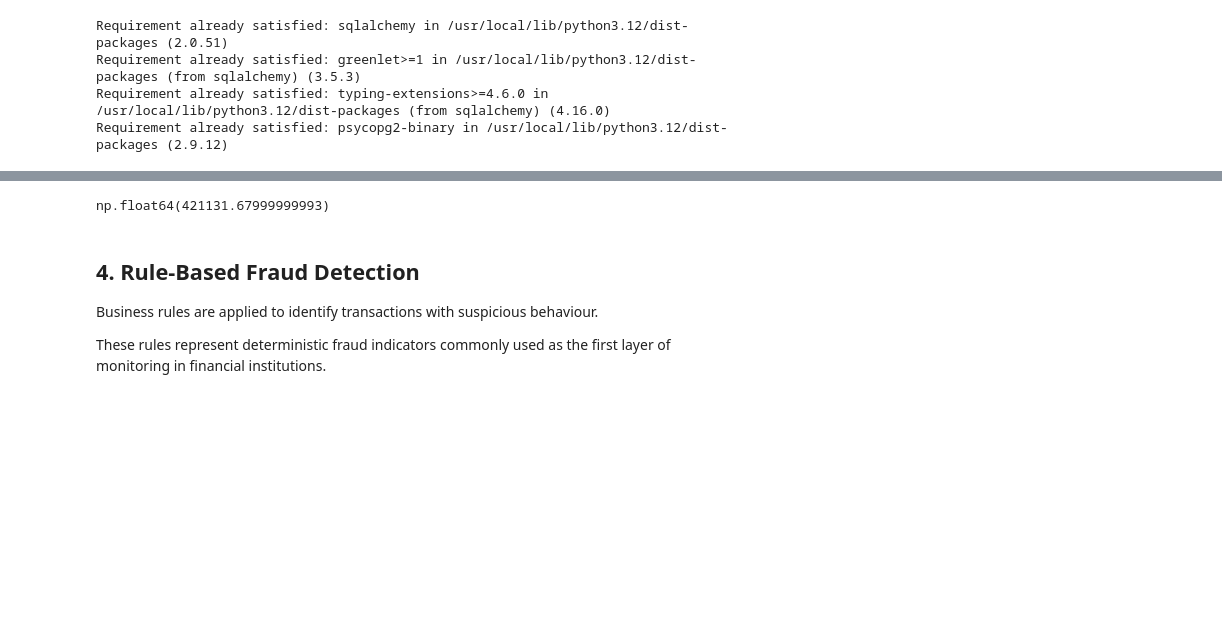
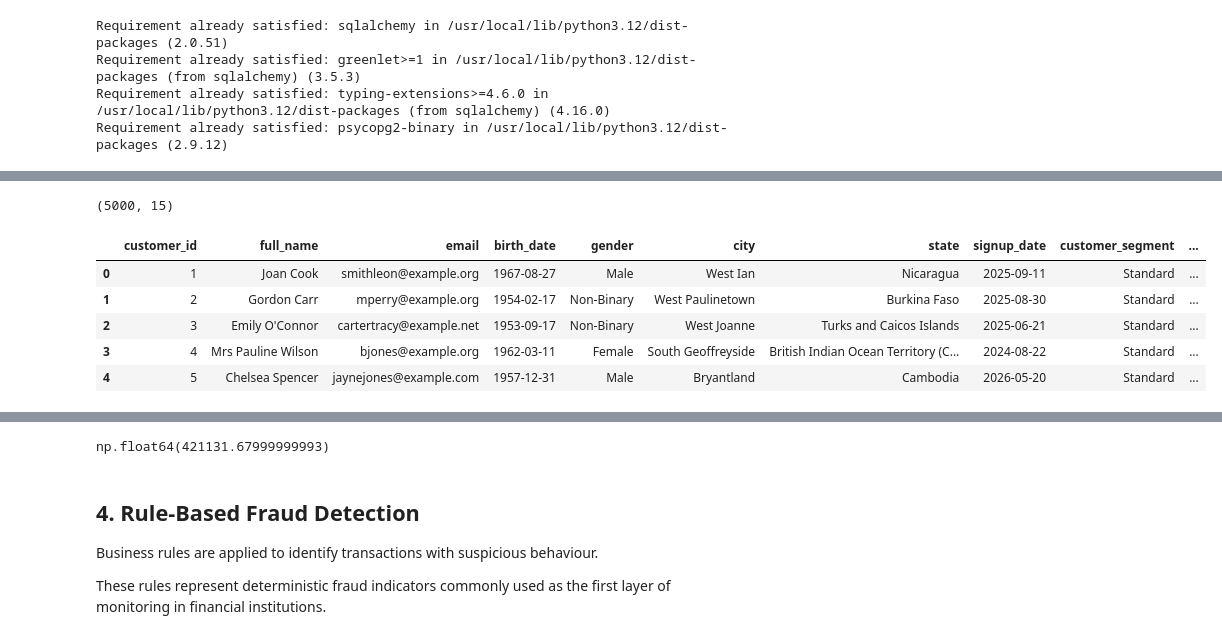
Before and after one commit to robertaNicolle/finhealth_monitor, a Jupyter notebook: notebooks/01_model_evaluation.ipynb, the cells around one changed output, grey strips where cells are left out. Saved outputs shown, nothing was run; the diff lists cells and outputs as text; code cells hidden in the pictures; blank space fills up the shorter version.

```diff
--- a/notebooks/01_model_evaluation.ipynb
+++ b/notebooks/01_model_evaluation.ipynb
@@ -484,0 +88,14 @@ transactions.csv saved successfully.
+# %%
+import pandas as pd
+
+customers_df = pd.read_csv("customers.csv")
+print(customers_df.shape)
+customers_df.head()
+# %% [output]
+(5000, 15)
+|  | customer_id | full_name | email | birth_date | gender | city | state | signup_date | customer_segment | ... |
+| 0 | 1 | Joan Cook | smithleon@example.org | 1967-08-27 | Male | West Ian | Nicaragua | 2025-09-11 | Standard | ... |
+| 1 | 2 | Gordon Carr | mperry@example.org | 1954-02-17 | Non-Binary | West Paulinetown | Burkina Faso | 2025-08-30 | Standard | ... |
+| 2 | 3 | Emily O'Connor | cartertracy@example.net | 1953-09-17 | Non-Binary | West Joanne | Turks and Caicos Islands | 2025-06-21 | Standard | ... |
+| 3 | 4 | Mrs Pauline Wilson | bjones@example.org | 1962-03-11 | Female | South Geoffreyside | British Indian Ocean Territory (C... | 2024-08-22 | Standard | ... |
+| 4 | 5 | Chelsea Spencer | jaynejones@example.com | 1957-12-31 | Male | Bryantland | Cambodia | 2026-05-20 | Standard | ... |
```
Also changed, not shown: parts of 34 cells of this notebook, 2 other files.
